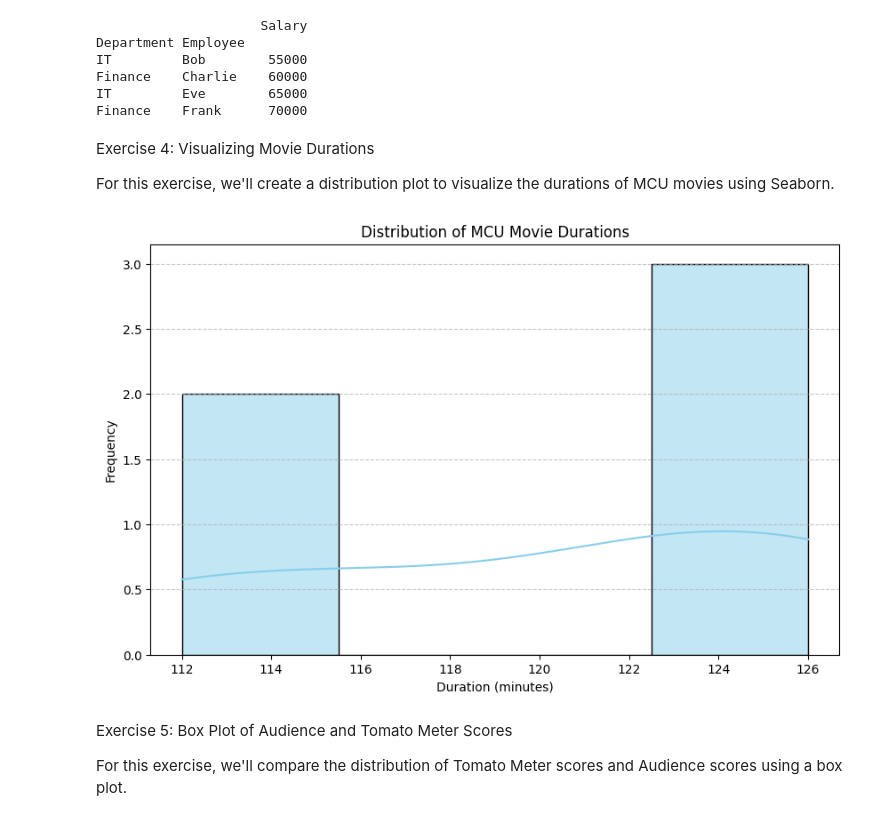
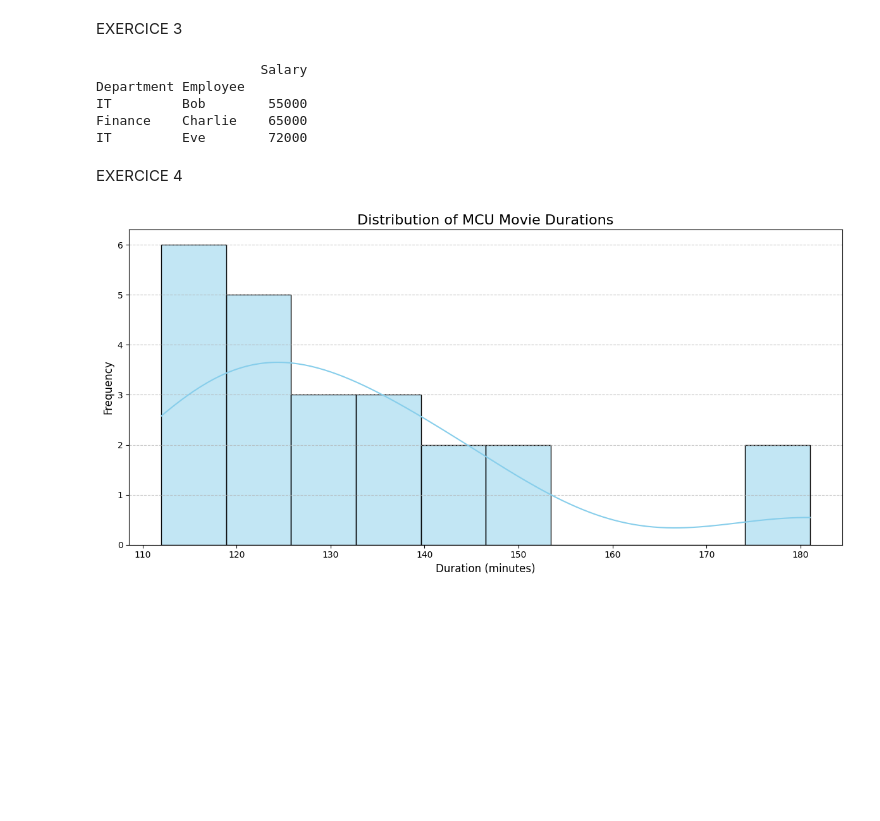
Before and after one commit to AgatheLebescond/DI_Bootcamp, a Jupyter notebook: W2_D4_XPG.ipynb, the cells around one changed output. Cells and saved outputs as stored; diff of their text form; code cells hidden in the pictures; blank space fills up the shorter version.

```diff
--- a/W2_D4_XPG.ipynb
+++ b/W2_D4_XPG.ipynb
@@ -76,18 +67,21 @@ For this exercise, we'll filter rows in a hierarchical DataFrame based on specif
+# %% [markdown]
+EXERCICE 3
 # %%
-# Sample data
+import pandas as pd
+
+# Création d'un DataFrame d'exemple
 data = {
     'Department': ['HR', 'IT', 'Finance', 'HR', 'IT', 'Finance'],
     'Employee': ['Alice', 'Bob', 'Charlie', 'David', 'Eve', 'Frank'],
-    'Salary': [45000, 55000, 60000, 50000, 65000, 70000]
+    'Salary': [45000, 55000, 65000, 38000, 72000, 49000]
 }
 
-# Create DataFrame
 df = pd.DataFrame(data)
 
-# Set hierarchical index
+# Création d'un index hiérarchique
 df.set_index(['Department', 'Employee'], inplace=True)
 
-# Filter rows where Salary is above 50,000 within each Department
+# Filtrer les lignes où le salaire est supérieur à 50,000
 filtered_df = df[df['Salary'] > 50000]
 
 print(filtered_df)
@@ -95,39 +89,45 @@ print(filtered_df)
                      Salary
 Department Employee
 IT         Bob        55000
-Finance    Charlie    60000
-IT         Eve        65000
-Finance    Frank      70000
+Finance    Charlie    65000
+IT         Eve        72000
-# %% [markdown]
-Exercise 4: Visualizing Movie Durations
-
-For this exercise, we'll create a distribution plot to visualize the durations of MCU movies using Seaborn.
+# %% [markdown]
+EXERCICE 4
 # %%
 import seaborn as sns
+import matplotlib.pyplot as plt
+import pandas as pd
 
-# Sample data
+# Sample data for MCU movie durations
 data = {
-    'Movie': ['Iron Man', 'The Incredible Hulk', 'Iron Man 2', 'Thor', 'Captain America: The First Avenger'],
-    'Duration': [126, 112, 124, 115, 124]
+    'Movie': [
+        'Iron Man', 'The Incredible Hulk', 'Iron Man 2', 'Thor', 'Captain America: The First Avenger',
+        'The Avengers', 'Iron Man 3', 'Thor: The Dark World', 'Captain America: The Winter Soldier',
+        'Guardians of the Galaxy', 'Avengers: Age of Ultron', 'Ant-Man', 'Captain America: Civil War',
+        'Doctor Strange', 'Guardians of the Galaxy Vol. 2', 'Spider-Man: Homecoming', 'Thor: Ragnarok',
+        'Black Panther', 'Avengers: Infinity War', 'Ant-Man and The Wasp', 'Captain Marvel',
+        'Avengers: Endgame', 'Spider-Man: Far From Home'
+    ],
+    'Duration': [
+        126, 112, 124, 115, 124, 143, 130, 112, 136, 121, 141, 117, 147, 115, 136, 113, 130, 134, 149, 181, 125, 123, 181
+    ]
 }
 
-# Create DataFrame
-df = pd.DataFrame(data)
+# Create a DataFrame
+df_mcu = pd.DataFrame(data)
 
-# Create distribution plot
-plt.figure(figsize=(10, 6))
-sns.histplot(df['Duration'], kde=True, color='skyblue')
+# Create a distribution plot with KDE overlay
+plt.figure(figsize=(12, 6))
+sns.histplot(df_mcu['Duration'], bins=10, kde=True, color='skyblue')
 
 # Customize the plot
-plt.xlabel('Duration (minutes)')
-plt.ylabel('Frequency')
-plt.title('Distribution of MCU Movie Durations')
+plt.title('Distribution of MCU Movie Durations', fontsize=16)
+plt.xlabel('Duration (minutes)', fontsize=12)
+plt.ylabel('Frequency', fontsize=12)
 plt.grid(axis='y', linestyle='--', alpha=0.7)
+
 # Display the plot
+plt.tight_layout()
 plt.show()
 # %% [output]
-[figure, old version]
+[figure, new version]
-# %% [markdown]
-Exercise 5: Box Plot of Audience and Tomato Meter Scores
-
-For this exercise, we'll compare the distribution of Tomato Meter scores and Audience scores using a box plot.
```
Also changed, not shown: parts of 15 cells of this notebook.
